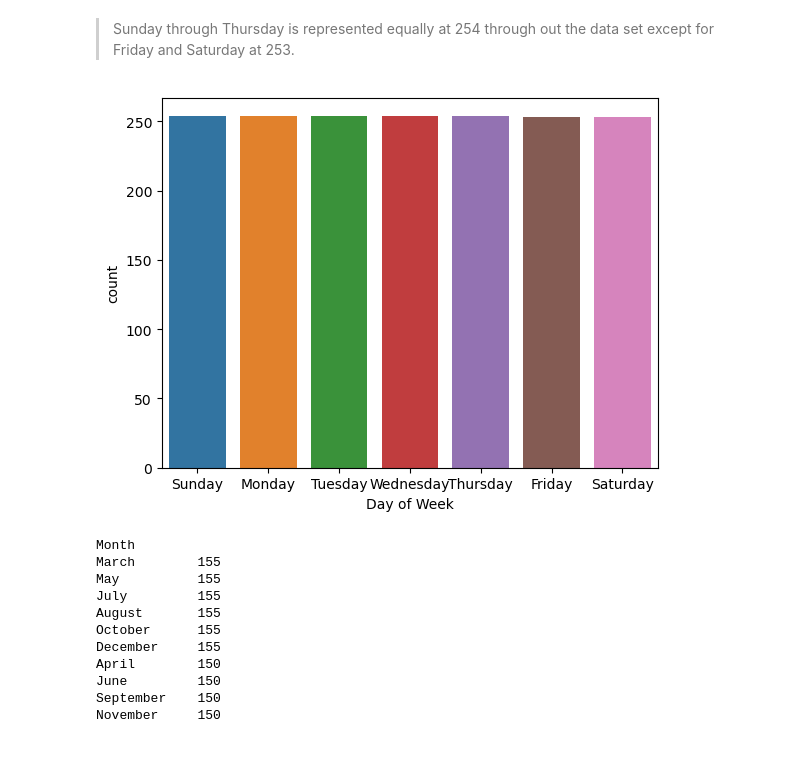
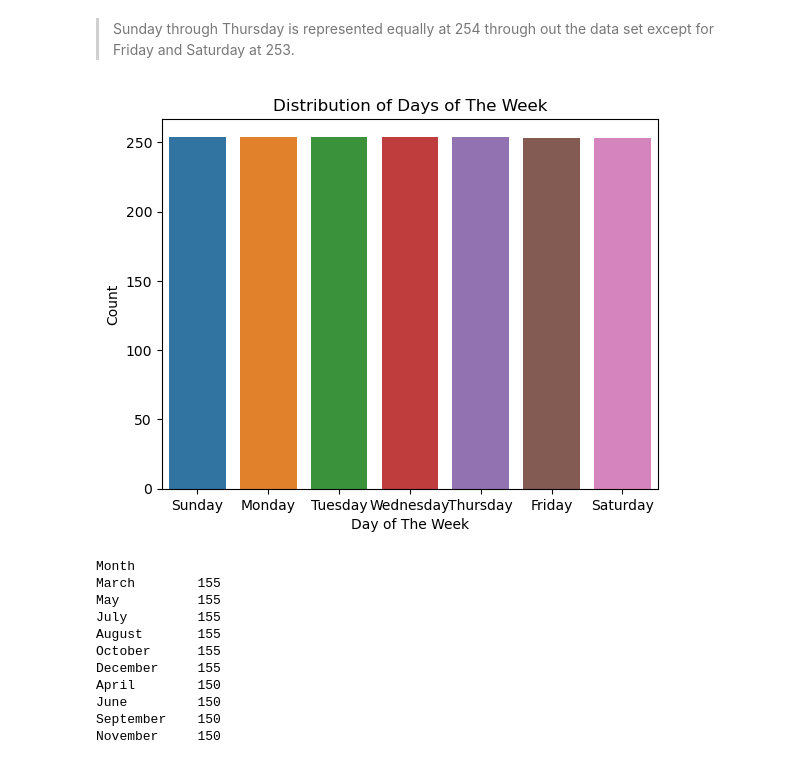
Before and after one commit to alishanstyles/MTA-Daily-Ridership, a Jupyter notebook: Untitled.ipynb, the cells around one changed output. Drawn from its saved outputs; the diff is of its cells as text; code cells hidden in the pictures.

Commit message:
updating visualizations and finishing up readme

```diff
--- a/Untitled.ipynb
+++ b/Untitled.ipynb
@@ -174,9 +196,13 @@ Name: count, dtype: int64
 # %% [markdown]
 > Sunday through Thursday is represented equally at 254 through out the data set except for Friday and Saturday at 253.
 # %%
-sns.countplot(data = df, x = 'Day of Week');
+sns.countplot(data = df, x = 'Day of Week')
+plt.title('Distribution of Days of The Week')
+plt.xlabel('Day of The Week')
+plt.ylabel('Count')
+plt.savefig('countplot1');
 # %% [output]
-[figure, old version]
+[figure, new version]
 # %%
 df['Month'].value_counts()
 # %% [output]
```
Also changed, not shown: parts of 4 cells of this notebook, 4 other files.
